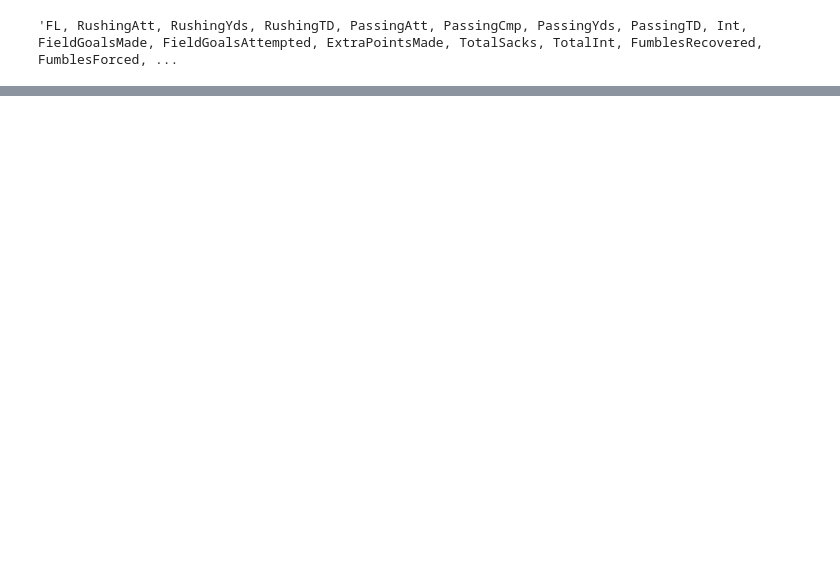
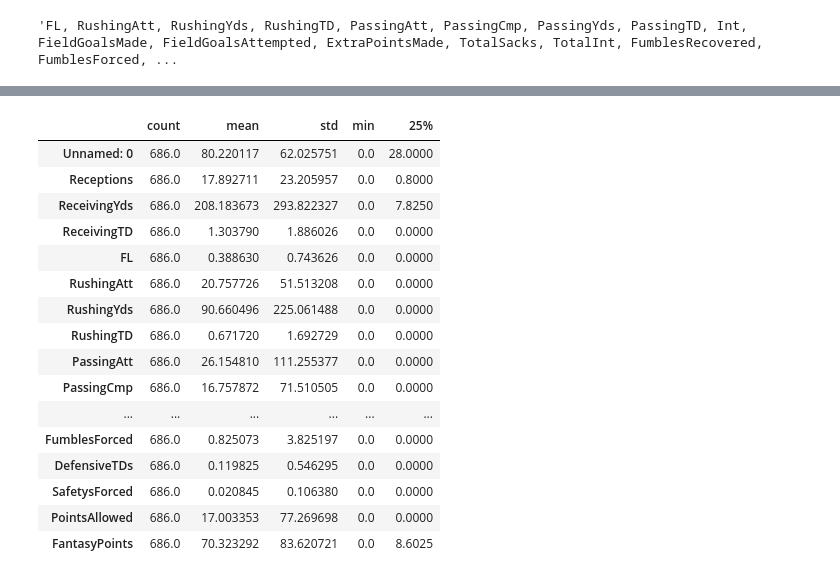
Before and after one commit to NustinJewman/PythonFFB, a Jupyter notebook: Data_Munging_with_Pandas_notes.ipynb, the cells around one changed output, grey strips where cells are left out. Cells and saved outputs as stored; diff of their text form; code cells hidden in the pictures; blank space fills up the shorter version.

```diff
--- a/Data_Munging_with_Pandas_notes.ipynb
+++ b/Data_Munging_with_Pandas_notes.ipynb
@@ -73,0 +58,20 @@ Name: FantasyPoints, Length: 686, dtype: float64
+# %%
+df.sort_values(by='RushingYds', ascending=False).describe().head().transpose()
+# %% [output]
+|  | count | mean | std | min | 25% |
+| Unnamed: 0 | 686.0 | 80.220117 | 62.025751 | 0.0 | 28.0000 |
+| Receptions | 686.0 | 17.892711 | 23.205957 | 0.0 | 0.8000 |
+| ReceivingYds | 686.0 | 208.183673 | 293.822327 | 0.0 | 7.8250 |
+| ReceivingTD | 686.0 | 1.303790 | 1.886026 | 0.0 | 0.0000 |
+| FL | 686.0 | 0.388630 | 0.743626 | 0.0 | 0.0000 |
+| RushingAtt | 686.0 | 20.757726 | 51.513208 | 0.0 | 0.0000 |
+| RushingYds | 686.0 | 90.660496 | 225.061488 | 0.0 | 0.0000 |
+| RushingTD | 686.0 | 0.671720 | 1.692729 | 0.0 | 0.0000 |
+| PassingAtt | 686.0 | 26.154810 | 111.255377 | 0.0 | 0.0000 |
+| PassingCmp | 686.0 | 16.757872 | 71.510505 | 0.0 | 0.0000 |
+| ... | ... | ... | ... | ... | ... |
+| FumblesForced | 686.0 | 0.825073 | 3.825197 | 0.0 | 0.0000 |
+| DefensiveTDs | 686.0 | 0.119825 | 0.546295 | 0.0 | 0.0000 |
+| SafetysForced | 686.0 | 0.020845 | 0.106380 | 0.0 | 0.0000 |
+| PointsAllowed | 686.0 | 17.003353 | 77.269698 | 0.0 | 0.0000 |
+| FantasyPoints | 686.0 | 70.323292 | 83.620721 | 0.0 | 8.6025 |
```
Also changed, not shown: parts of 5 cells of this notebook.
